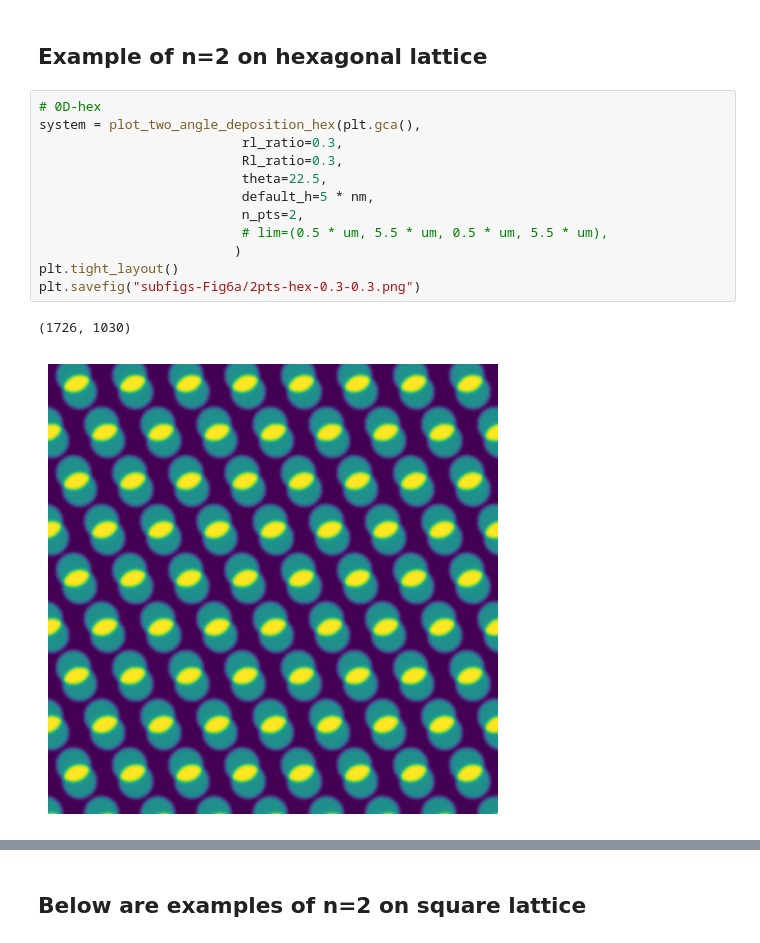
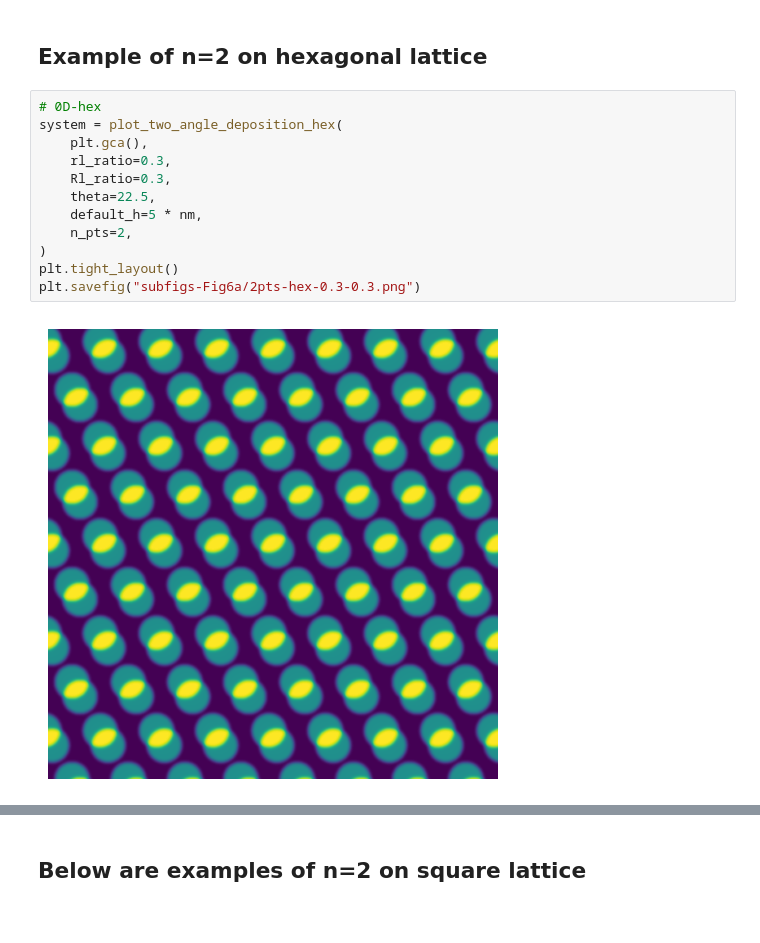
Before and after one commit to alchem0x2A/nanolitho, a Jupyter notebook: manuscript_figs/fig6_a.ipynb, the cells around one changed output, grey strips where cells are left out. Drawn from its saved outputs; the diff is of its cells as text.

```diff
--- a/manuscript_figs/fig6_a.ipynb
+++ b/manuscript_figs/fig6_a.ipynb
@@ -137,18 +119,17 @@ def plot_two_angle_deposition_hex(
 ## Example of n=2 on hexagonal lattice
 # %%
 # 0D-hex
-system = plot_two_angle_deposition_hex(plt.gca(),
-                          rl_ratio=0.3,
-                          Rl_ratio=0.3,
-                          theta=22.5,
-                          default_h=5 * nm,
-                          n_pts=2,
-                          # lim=(0.5 * um, 5.5 * um, 0.5 * um, 5.5 * um),
-                         )
+system = plot_two_angle_deposition_hex(
+    plt.gca(),
+    rl_ratio=0.3,
+    Rl_ratio=0.3,
+    theta=22.5,
+    default_h=5 * nm,
+    n_pts=2,
+)
 plt.tight_layout()
 plt.savefig("subfigs-Fig6a/2pts-hex-0.3-0.3.png")
 # %% [output]
-(1726, 1030)
-[figure, old version]
+[figure, new version]
 # %%
 # 1d-hex
```
Also changed, not shown: parts of 13 cells of this notebook, 1 other file.
